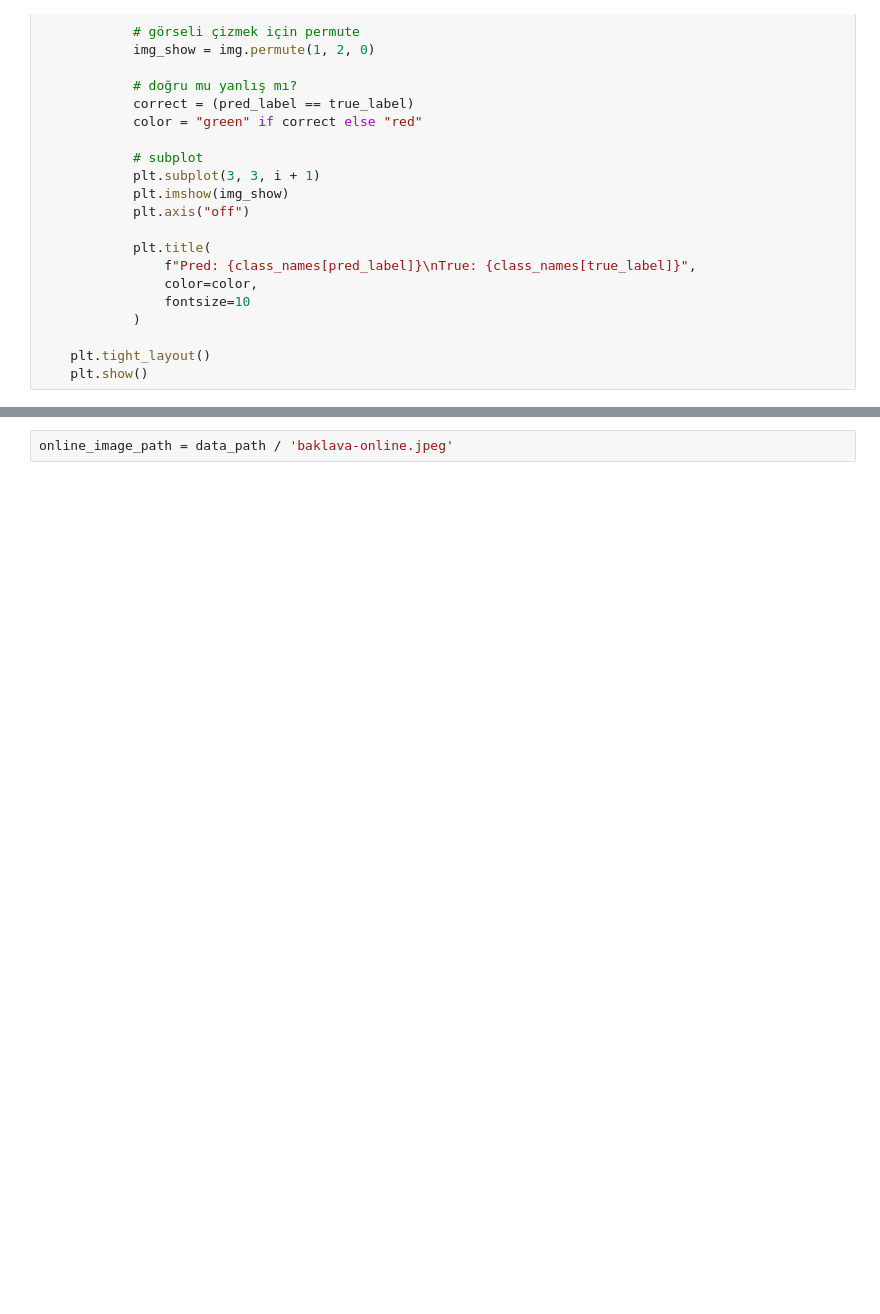
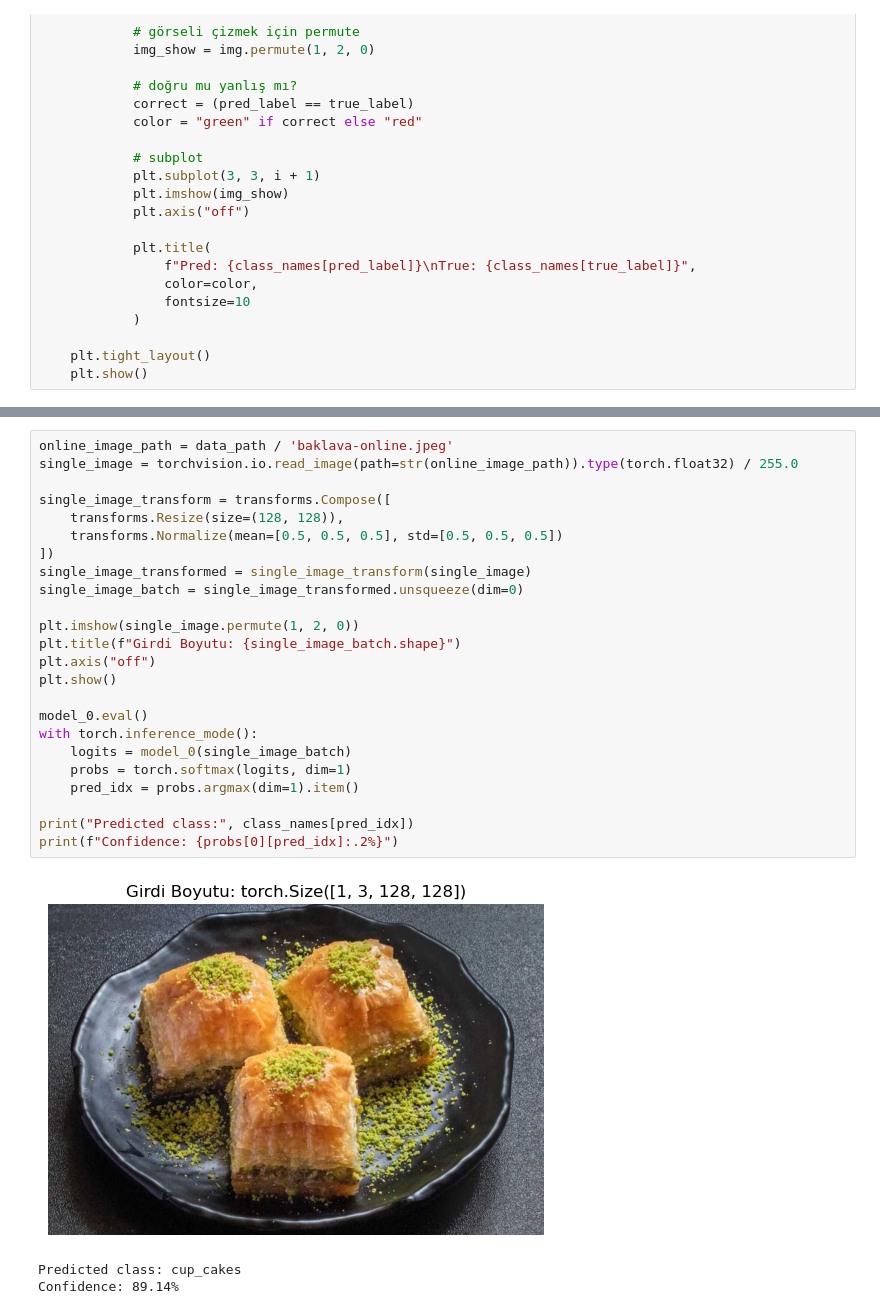
Before and after one commit to burakkyildiz/ai-engineer-lab, a Jupyter notebook: DeepLearning/12-Desert101.ipynb, the cells around one changed output, grey strips where cells are left out. Saved outputs shown, nothing was run; the diff lists cells and outputs as text; blank space fills up the shorter version.

```diff
--- a/DeepLearning/12-Desert101.ipynb
+++ b/DeepLearning/12-Desert101.ipynb
@@ -446,2 +467,28 @@ show_random_predictions(model_0, test_data, class_names)
 # %%
 online_image_path = data_path / 'baklava-online.jpeg'
+single_image = torchvision.io.read_image(path=str(online_image_path)).type(torch.float32) / 255.0
+
+single_image_transform = transforms.Compose([
+    transforms.Resize(size=(128, 128)),
+    transforms.Normalize(mean=[0.5, 0.5, 0.5], std=[0.5, 0.5, 0.5])
+])
+single_image_transformed = single_image_transform(single_image)
+single_image_batch = single_image_transformed.unsqueeze(dim=0)
+
+plt.imshow(single_image.permute(1, 2, 0))
+plt.title(f"Girdi Boyutu: {single_image_batch.shape}")
+plt.axis("off")
+plt.show()
+
+model_0.eval()
+with torch.inference_mode():
+    logits = model_0(single_image_batch)
+    probs = torch.softmax(logits, dim=1)
+    pred_idx = probs.argmax(dim=1).item()
+
+print("Predicted class:", class_names[pred_idx])
+print(f"Confidence: {probs[0][pred_idx]:.2%}")
+# %% [output]
+[figure, added]
+Predicted class: cup_cakes
+Confidence: 89.14%
```
Also changed, not shown: parts of 27 cells of this notebook.
